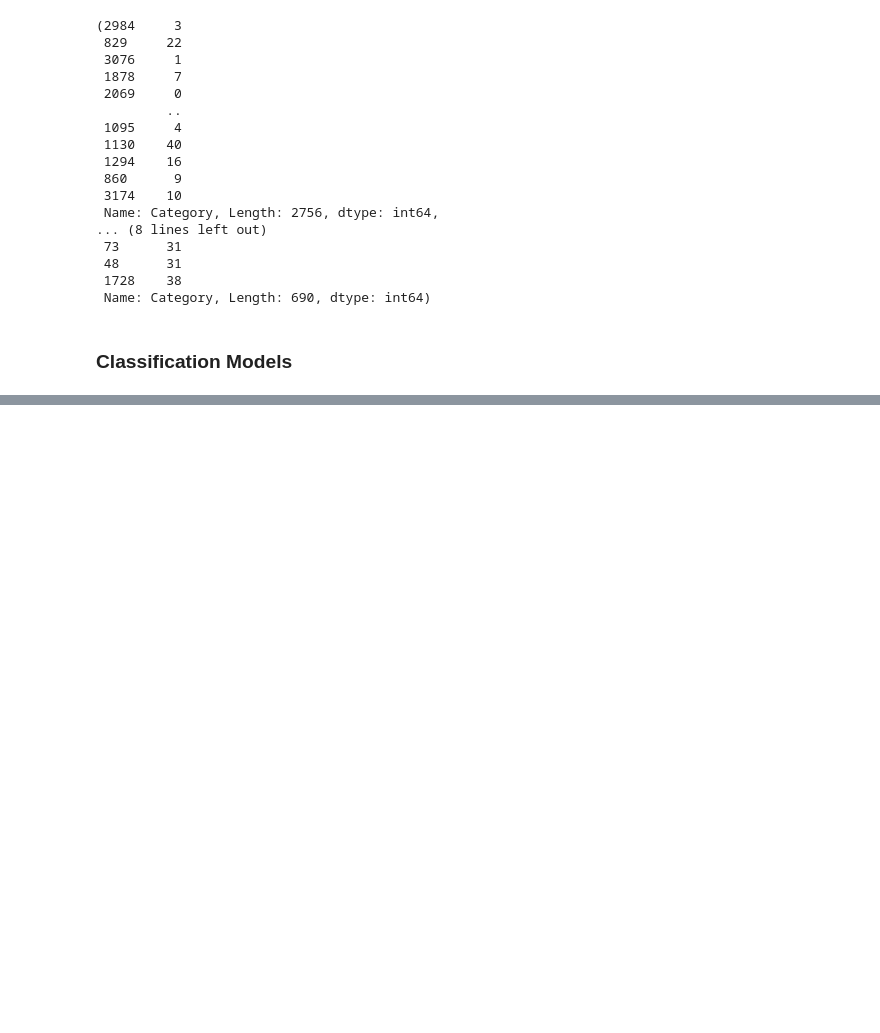
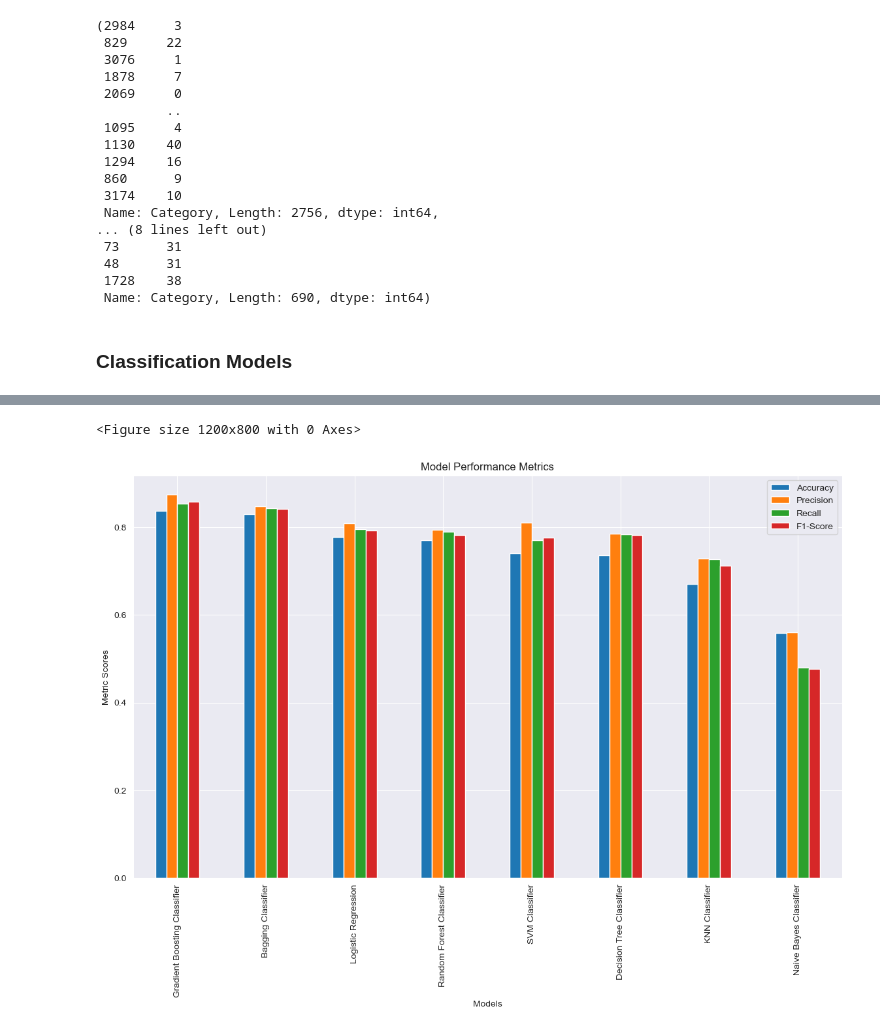
Before and after one commit to ROUSenghak/Resume_matching, a Jupyter notebook: notebooks/classification_model.ipynb, the cells around one changed output, grey strips where cells are left out. Cells and saved outputs as stored; diff of their text form; code cells hidden in the pictures; blank space fills up the shorter version.

```diff
--- a/notebooks/classification_model.ipynb
+++ b/notebooks/classification_model.ipynb
@@ -256,20 +154,0 @@ Naive Bayes Classifier Accuracy: 0.5594202898550724
-# %%
-from sklearn.ensemble import RandomForestClassifier
-from sklearn.model_selection import GridSearchCV
-
-# Define parameter grid
-param_grid = {
-    'n_estimators': [100, 200, 300],
-    'max_depth': [10, 20, None],
-    'min_samples_split': [2, 5, 10],
-}
-
-# Create a RandomForest model
-rf_model = RandomForestClassifier()
-
-# Perform grid search
-grid_search = GridSearchCV(rf_model, param_grid, cv=5)
-grid_search.fit(X_train, y_train)
-
-# Print best parameters
-print("Best Parameters:", grid_search.best_params_)
@@ -277,0 +312,3 @@ Best Parameters: {'max_depth': None, 'min_samples_split': 5, 'n_estimators': 300
+# %%
+# Create DataFrame of Results
+metrics_df = pd.DataFrame(results).sort_values(by="Accuracy", ascending=False)
@@ -277,0 +329,13 @@ Best Parameters: {'max_depth': None, 'min_samples_split': 5, 'n_estimators': 300
+# %%
+# Bar Plot for Metrics
+plt.figure(figsize=(12, 8))
+metrics_df.set_index("Model").plot(kind="bar", figsize=(14, 8))
+plt.title("Model Performance Metrics")
+plt.ylabel("Metric Scores")
+plt.xlabel("Models")
+plt.grid(True)
+plt.legend(loc="best")
+plt.show()
+# %% [output]
+<Figure size 1200x800 with 0 Axes>
+[figure, added]
```
Also changed, not shown: parts of 20 cells of this notebook, 1 other file.
